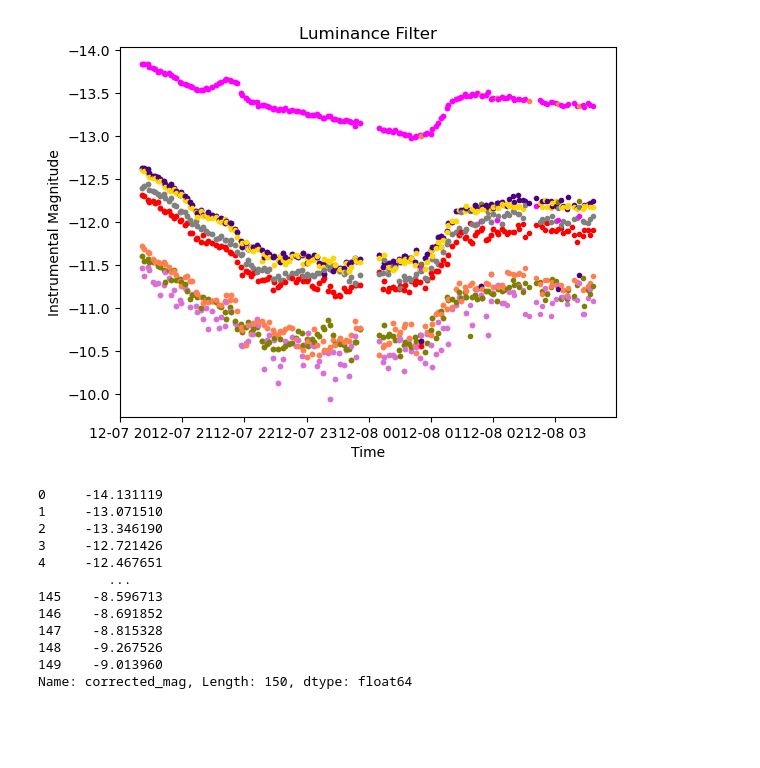
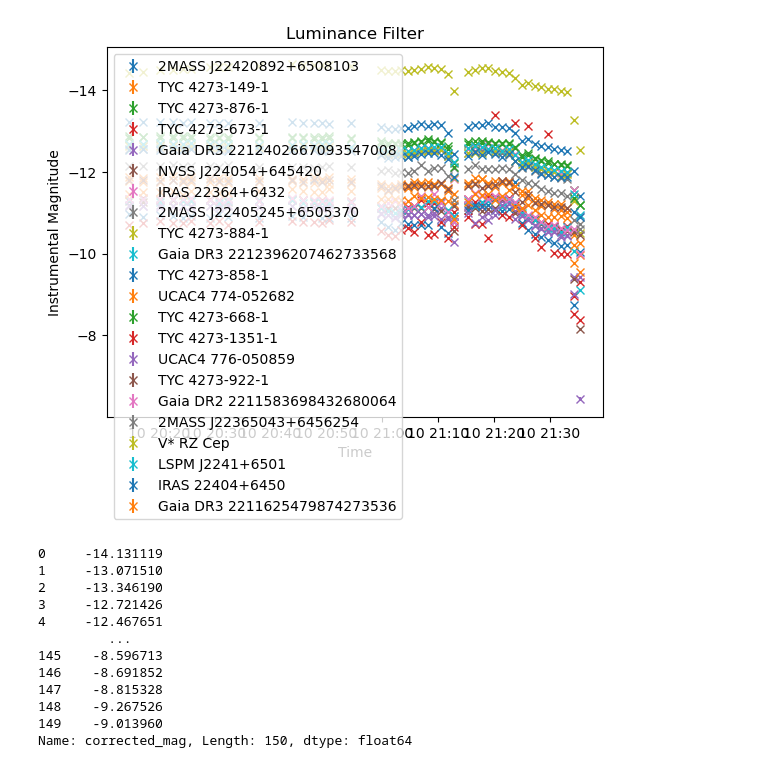
Before and after one commit to milliebutspace/MPhys-Code, a Jupyter notebook: Normalising Light Curves M.ipynb, the cells around one changed output. Drawn from its saved outputs; the diff is of its cells as text; code cells hidden in the pictures; blank space fills up the shorter version.

Commit message:
fixed plotting issues

```diff
--- a/Normalising Light Curves M.ipynb
+++ b/Normalising Light Curves M.ipynb
@@ -9,7 +9,7 @@ import math
 import statistics
 # %%
 #filter specific file names
-luminance = 'star_Light_Luminance_5_secs_001_reduced_matched.csv'
+luminance = 'Light_Luminance_3.500_secs_001_reduced_matched.csv'
 #luminance = 'RZ_Cep_Light_Luminance_10_secs_001_reduced_matched.csv'
 red = 'star_Light_Red_30_secs_001_reduced_matched.csv'
 green = 'star_Light_Green_30_secs_001_reduced_matched.csv'
@@ -21,10 +21,10 @@ current_filter = 'Luminance'
 
 #define file read path and the file list, excluding the first file
 #read_path = Path(f'./RZ Cep/All_RZ_Cep/2023_02_23/RZ_Cep/CSVs/Matched Stars/{current_filter}')
-read_path = Path(f'./RZ Cep/All_RZ_Cep/2022_12_07/RZ_Cep/CSVs/Matched Stars/{current_filter}')
+read_path = Path(f'./RZ Cep/All_RZ_Cep/2023_11_10/RZ_Cep/CSVs/Matched Stars/{current_filter}')
 file_list = [f for f in os.listdir(read_path)if f.endswith('.csv') and f != ref_csv_name]
 
 final_csv_path = Path('./RZ Cep/All_RZ_Cep/Light Curve CSVs/')
-final_csv_name = '2022_12_07_normalised_curve.csv'
+final_csv_name = '2023_11_10_normalised_curve.csv'
 # %%
 #column names
@@ -182,7 +51,6 @@ valid_stars = None
 
 #set up a list which will contain dictionaries of stars and their associated magnitudes, date/times and exposure times
 star_properties = []
-to_delete = []
 star_counter = {}
 
 
@@ -233,9 +101,13 @@ for i, fname in enumerate(file_list):
                 if vcounts[star_name] == 1:
                     #all properties must be type converted first here, as they output as a pd.string when using df.loc
                     mag = float(df.loc[df[star_id_name] == star_name][mag_name])
+                    if isinstance(mag, tuple):
+                        mag = mag[0]
                     err = float(df.loc[df[star_id_name] == star_name][mag_error_name])
                     #print((df.loc[df['star_id'] == star_name]['corrected_mag']))
-                    corr = float(str(df.loc[df[star_id_name] == star_name][corr_mag_name].iloc[0])),
+                    corr = float(str(df.loc[df[star_id_name] == star_name][corr_mag_name].iloc[0]))
+                    if isinstance(corr, tuple):
+                        corr = corr[0]
                     #time needs to be output as a string, using just str() didn't eliminate the associated index
                     #first, it is converted to a list and the zeroth index value (the only value) converted into a string,
                     #which gets around this issue
@@ -312,6 +184,8 @@ for starname, count in star_counter.items():
 #     print(star_num['V* RZ Cep'])
 
 #print all star names saved in star_properties dictionary
-for star_name in star_properties[0]:
-    print(star_name)
+print(star_properties)
+
+# for star_name in star_properties[0]:
+#     print(star_name)
 # %% [output]
@@ -438,39 +225,18 @@ pass
 # %%
-#plot all stars
-colour_array = ["red", 'orchid', 'olive', 'indigo', 'coral', 'fuchsia', 'grey', 'gold', 'violet', 'navy', 'indigo', 'orange', 'yellow', 'green', 'blue', 'purple', 'pink', 'gold', 'chocolate', 'beige', 'black', 'navy', 'magenta', 'teal', 'orangered', 'darkblue', 'brown', 'aquamarine', 'beige']
-
-for obs_data in range(len(star_properties)):
-    for colour_idx, star_name in enumerate(star_properties[obs_data]):
-        img_num = []
-        inst_mag = []
-        date_time = []
-        exp_time = []
-        mag_err = []
-        corrected_mag = []
-
-        img_num.append(star_properties[obs_data][star_name]['img_number'])
-        inst_mag.append(star_properties[obs_data][star_name]['instrumental_mag'])
-        mag_err.append(abs(star_properties[obs_data][star_name]['mag_error']))
-        date_time.append(star_properties[obs_data][star_name]['date_time'])
-        exp_time.append(star_properties[obs_data][star_name]['exp_time'])
-
-        if len(corrected_mag) == 0:
-            corrected_mag.append(star_properties[obs_data][star_name]['corr_mag'])
-        else:
-            corrected_mag.append(star_properties[obs_data][star_name]['corr_mag'][0])
-
-        date_time = pd.to_datetime(date_time)
-        plt.errorbar(date_time, corrected_mag, yerr=mag_err, marker='.', ls='None', label=star_name, color=colour_array[colour_idx % 28])
-        del img_num, inst_mag, mag_err, date_time, exp_time, corrected_mag
+for star_name, magtimes in star_plotting_dict.items():
+    x = pd.to_datetime(magtimes["time"])
+    y = magtimes["corr_mag"]
+    err = np.abs(magtimes['error'])
+    plt.errorbar(x, y, yerr=err, marker='x', ls='None', label=star_name)
 
 plt.title('Luminance Filter')
 plt.xlabel('Time')
 plt.ylabel('Instrumental Magnitude')
 plt.gca().invert_yaxis()
-# plt.legend()
+plt.legend()
 plt.show()
 # %% [output]
-[figure, old version]
+[figure, new version]
 # %%
 def convert_df_to_mag_dict(df: pd.DataFrame, corr_mag_name_df) -> dict:
     """
```
Also changed, not shown: parts of 14 cells of this notebook, 1 other file.
